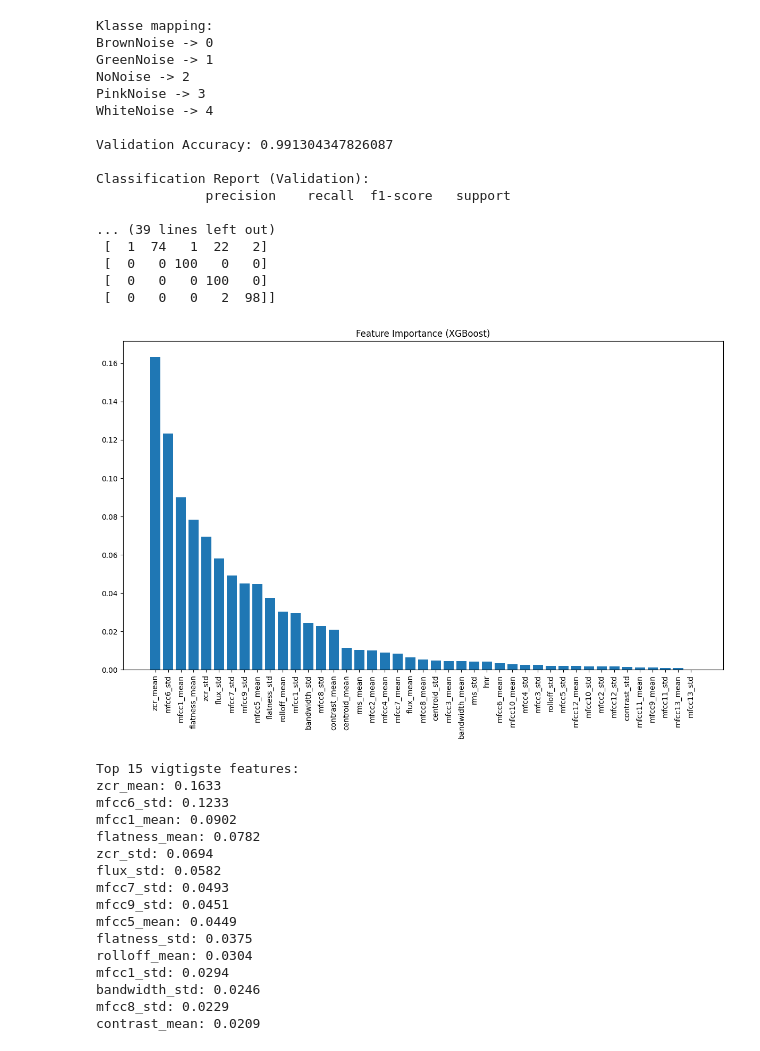
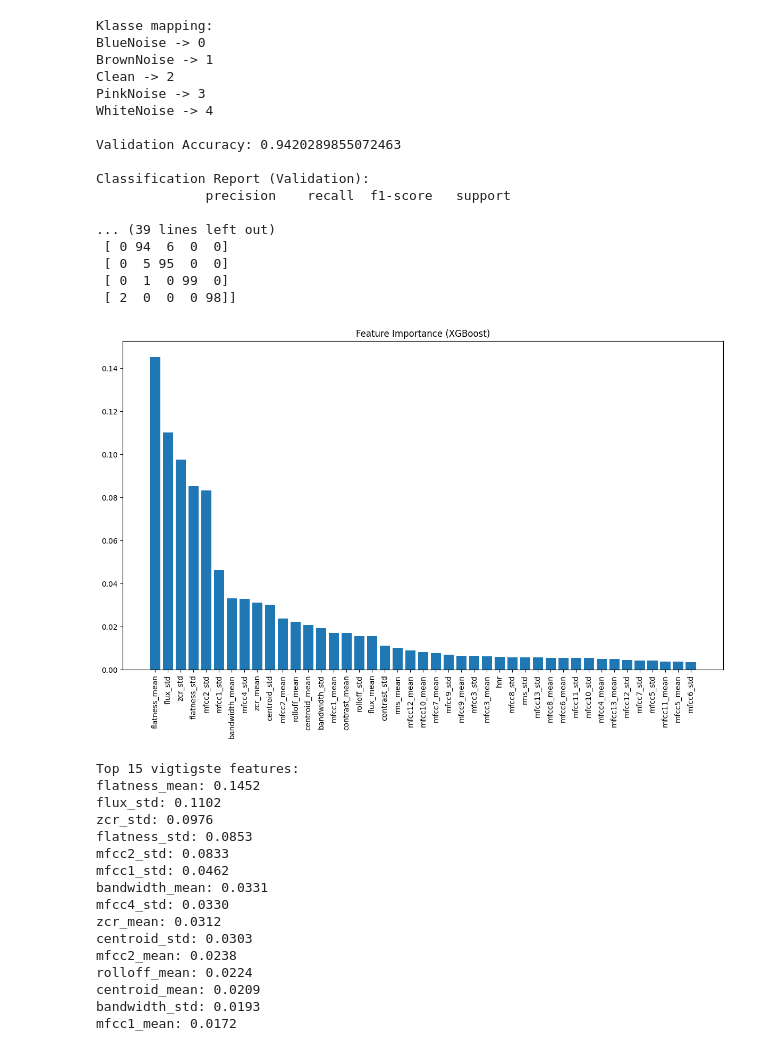
Before and after one commit to marcojs253-crypto/P_2, a Jupyter notebook: Modeller/XGBoost.ipynb, the cells around one changed output. Drawn from its saved outputs; the diff is of its cells as text; code cells hidden in the pictures.

```diff
--- a/Modeller/XGBoost.ipynb
+++ b/Modeller/XGBoost.ipynb
@@ -12,10 +12,14 @@ from xgboost import XGBClassifier
 # ----------------------------
 # 1. LOAD TRAINING DATA
 # ----------------------------
-train_path = "https://raw.githubusercontent.com/marcojs253-crypto/P_2/refs/heads/main/Training.csv"
+train_path = "/Users/lasseleekrogshave/Desktop/Uni/Semester 2/Gruppeprojekt P2/New_Dataset/Speach_augmented/Training/audio_features_dataset_2026-03-06_15-09-50.csv"
 df_train = pd.read_csv(train_path)
 
-# Fjern irrelevant feature
+# Fjern VioletNoise filer
+if "filnavn" in df_train.columns:
+    df_train = df_train[~df_train["filnavn"].str.contains("VioletNoise", case=False, na=False)]
+
+# Fjern irrelevant feature bagefter
 if "filnavn" in df_train.columns:
     df_train = df_train.drop(columns=["filnavn"])
 
@@ -76,10 +80,14 @@ print(confusion_matrix(y_val, y_val_pred))
 # ----------------------------
 # 6. TEST ON SEPARATE DATASET
 # ----------------------------
-test_path = "https://raw.githubusercontent.com/marcojs253-crypto/P_2/refs/heads/main/Validering.csv"
+test_path = "/Users/lasseleekrogshave/Desktop/Uni/Semester 2/Gruppeprojekt P2/New_Dataset/Speach_augmented/Validation/audio_features_dataset_2026-03-06_15-19-52.csv"
 df_test = pd.read_csv(test_path)
 
-# Fjern kun irrelevant feature
+# Fjern VioletNoise filer
+if "filnavn" in df_test.columns:
+    df_test = df_test[~df_test["filnavn"].str.contains("VioletNoise", case=False, na=False)]
+
+# Fjern irrelevant feature
 if "filnavn" in df_test.columns:
     df_test = df_test.drop(columns=["filnavn"])
 
@@ -104,55 +112,55 @@ print(confusion_matrix(y_test_true, y_test_pred))
 # ----------------------------
 # 7. FEATURE IMPORTANCE
 # ----------------------------
 importances = model.feature_importances_
 feature_names = X.columns
 
 # Sorter features efter importance
 indices = np.argsort(importances)[::-1]
 
 plt.figure(figsize=(12, 8))
 plt.title("Feature Importance (XGBoost)")
 plt.bar(range(len(importances)), importances[indices])
 plt.xticks(range(len(importances)), feature_names[indices], rotation=90)
 plt.tight_layout()
 plt.show()
 
 # Print top 15 vigtigste features
 print("\nTop 15 vigtigste features:")
 for i in indices[:15]:
     print(f"{feature_names[i]}: {importances[i]:.4f}")
 # %% [output]
 Klasse mapping:
-BrownNoise -> 0
-GreenNoise -> 1
-NoNoise -> 2
+BlueNoise -> 0
+BrownNoise -> 1
+Clean -> 2
 PinkNoise -> 3
 WhiteNoise -> 4
 
-Validation Accuracy: 0.991304347826087
+Validation Accuracy: 0.9420289855072463
 
 Classification Report (Validation):
               precision    recall  f1-score   support
 
 ... (39 lines left out)
- [  1  74   1  22   2]
- [  0   0 100   0   0]
- [  0   0   0 100   0]
- [  0   0   0   2  98]]
+ [ 0 94  6  0  0]
+ [ 0  5 95  0  0]
+ [ 0  1  0 99  0]
+ [ 2  0  0  0 98]]
-[figure, old version]
+[figure, new version]
 Top 15 vigtigste features:
-zcr_mean: 0.1633
-mfcc6_std: 0.1233
-mfcc1_mean: 0.0902
-flatness_mean: 0.0782
-zcr_std: 0.0694
-flux_std: 0.0582
-mfcc7_std: 0.0493
-mfcc9_std: 0.0451
-mfcc5_mean: 0.0449
-flatness_std: 0.0375
-rolloff_mean: 0.0304
-mfcc1_std: 0.0294
-bandwidth_std: 0.0246
-mfcc8_std: 0.0229
-contrast_mean: 0.0209
+flatness_mean: 0.1452
+flux_std: 0.1102
+zcr_std: 0.0976
+flatness_std: 0.0853
+mfcc2_std: 0.0833
+mfcc1_std: 0.0462
+bandwidth_mean: 0.0331
+mfcc4_std: 0.0330
+zcr_mean: 0.0312
+centroid_std: 0.0303
+mfcc2_mean: 0.0238
+rolloff_mean: 0.0224
+centroid_mean: 0.0209
+bandwidth_std: 0.0193
+mfcc1_mean: 0.0172
```
Also changed, not shown: 4 other files.
